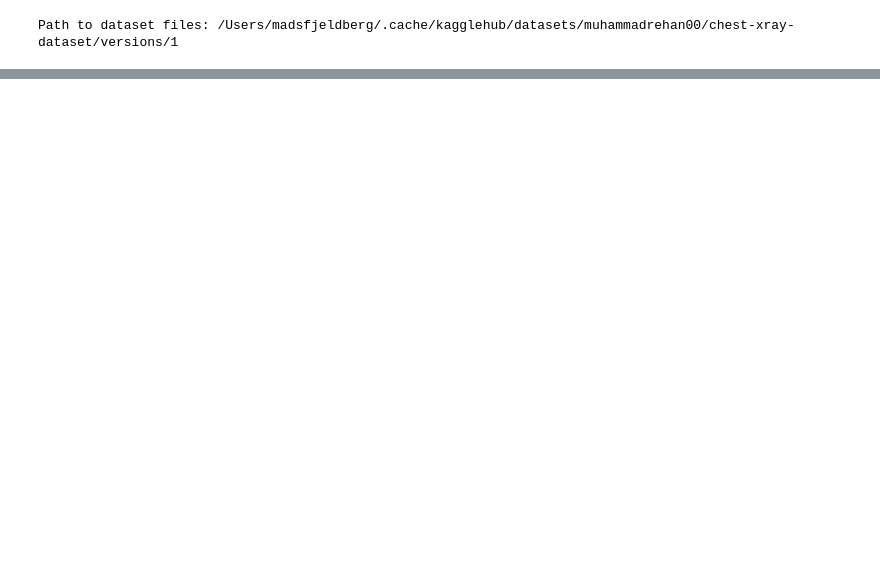
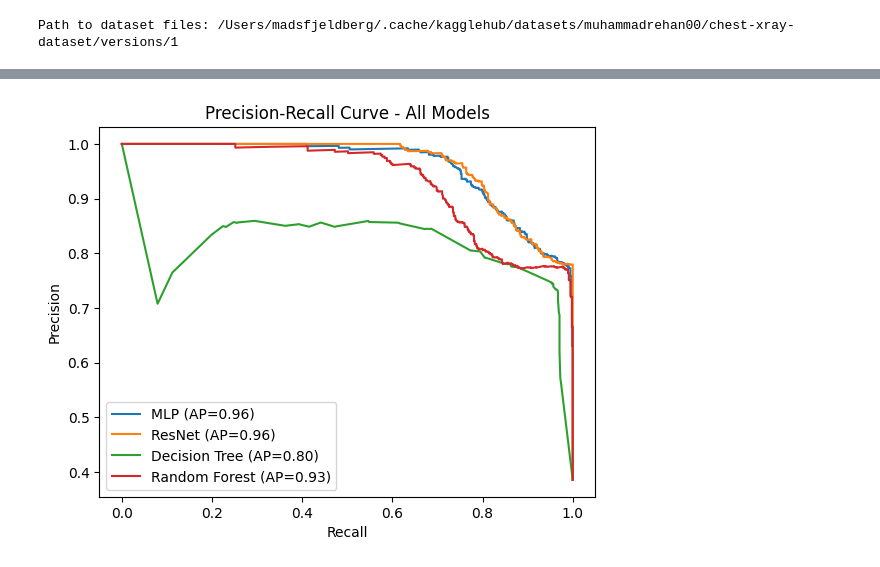
Before and after one commit to madsfjeldberg/xray-classification, a Jupyter notebook: images.ipynb, the cells around one changed output, grey strips where cells are left out. Cells and saved outputs as stored; diff of their text form; code cells hidden in the pictures; blank space fills up the shorter version.

```diff
--- a/images.ipynb
+++ b/images.ipynb
@@ -65 +66,27 @@ train: 11937 total — NORMAL: 7263, PNEUMONIA: 4674 (60.8% / 39.2%)
 test: 1505 total — NORMAL: 925, PNEUMONIA: 580 (61.5% / 38.5%)
+# %%
+from sklearn.metrics import precision_recall_curve, average_precision_score
+import matplotlib.pyplot as plt
+import numpy as np
+
+models = {
+    "MLP":           ("preds/mlp_test_preds.npy",    "preds/mlp_test_labels.npy"),
+    "ResNet":        ("preds/resnet_test_preds.npy",  "preds/resnet_test_labels.npy"),
+    "Decision Tree": ("preds/dt_test_preds.npy",      "preds/dt_test_labels.npy"),
+    "Random Forest": ("preds/rf_test_preds.npy",      "preds/rf_test_labels.npy"),
+}
+
+for name, (preds_path, labels_path) in models.items():
+    preds = np.load(preds_path)
+    labels = np.load(labels_path)
+    precision, recall, _ = precision_recall_curve(labels, preds)
+    ap = average_precision_score(labels, preds)
+    plt.plot(recall, precision, label=f"{name} (AP={ap:.2f})")
+
+plt.xlabel("Recall")
+plt.ylabel("Precision")
+plt.title("Precision-Recall Curve - All Models")
+plt.legend()
+plt.show()
+# %% [output]
+[figure, added]
```
Also changed, not shown: parts of 4 cells of this notebook, 20 other files.
